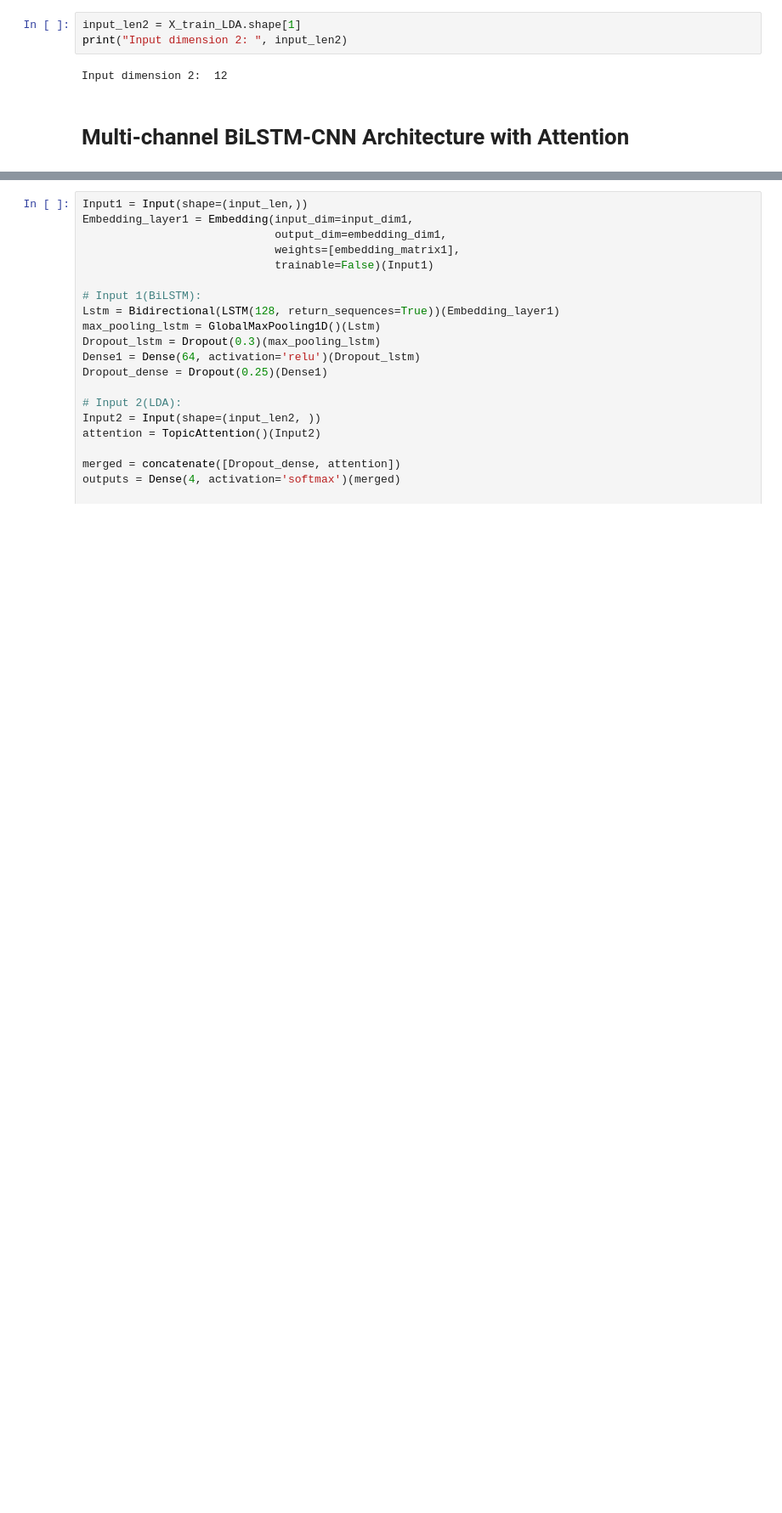
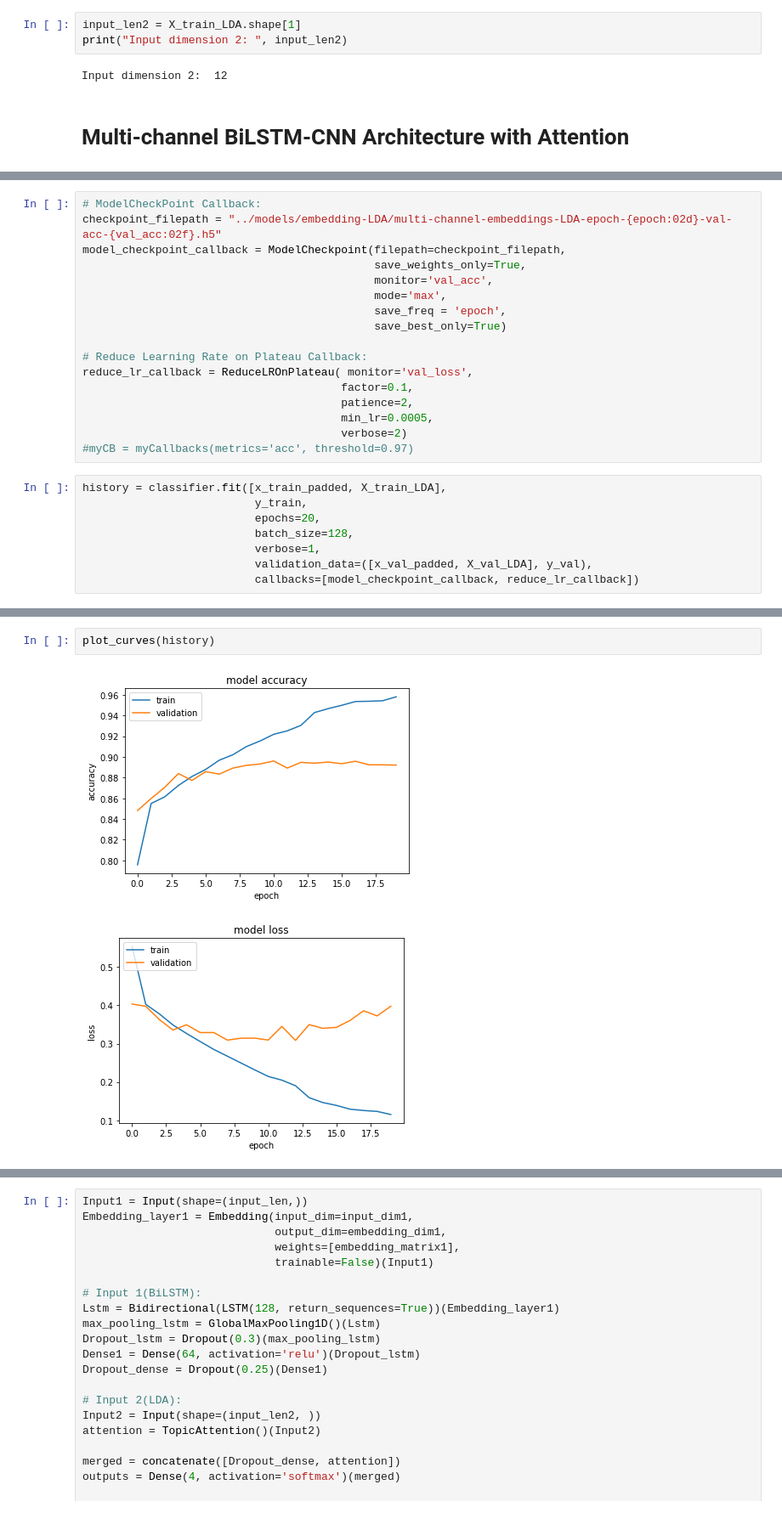
Before and after one commit to athrvkk/ICON-2020-TechDoFication, a Jupyter notebook: classifiers/multi-channel-embeddings-LDA-attention.ipynb, the cells around one changed output, grey strips where cells are left out. Shown at 85% size. Saved outputs shown, nothing was run; the diff lists cells and outputs as text; blank space fills up the shorter version.

```diff
--- a/classifiers/multi-channel-embeddings-LDA-attention.ipynb
+++ b/classifiers/multi-channel-embeddings-LDA-attention.ipynb
@@ -189,0 +301,25 @@ class TopicAttention(Layer):
+# %%
+# ModelCheckPoint Callback:
+checkpoint_filepath = "../models/embedding-LDA/multi-channel-embeddings-LDA-epoch-{epoch:02d}-val-acc-{val_acc:02f}.h5"
+model_checkpoint_callback = ModelCheckpoint(filepath=checkpoint_filepath,
+                                            save_weights_only=True,
+                                            monitor='val_acc',
+                                            mode='max',
+                                            save_freq = 'epoch',
+                                            save_best_only=True)
+
+# Reduce Learning Rate on Plateau Callback:
+reduce_lr_callback = ReduceLROnPlateau( monitor='val_loss',
+                                       factor=0.1,
+                                       patience=2,
+                                       min_lr=0.0005,
+                                       verbose=2)
+#myCB = myCallbacks(metrics='acc', threshold=0.97)
+# %%
+history = classifier.fit([x_train_padded, X_train_LDA],
+                          y_train,
+                          epochs=20,
+                          batch_size=128,
+                          verbose=1,
+                          validation_data=([x_val_padded, X_val_LDA], y_val),
+                          callbacks=[model_checkpoint_callback, reduce_lr_callback])
@@ -189,0 +334,5 @@ class TopicAttention(Layer):
+# %%
+plot_curves(history)
+# %% [output]
+[figure, added]
+[figure, added]
```
Also changed, not shown: parts of 16 cells of this notebook, 3 other files.
